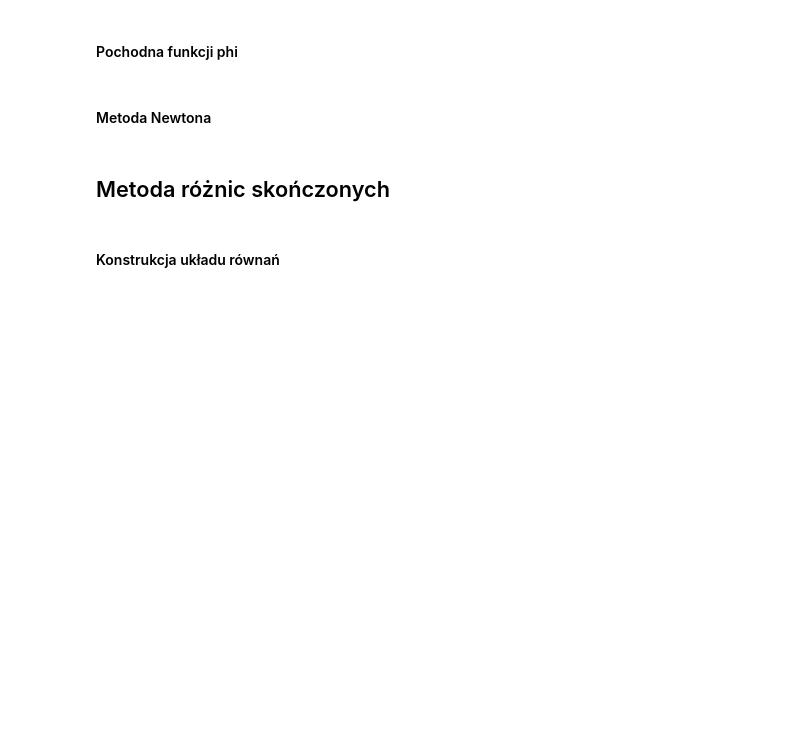
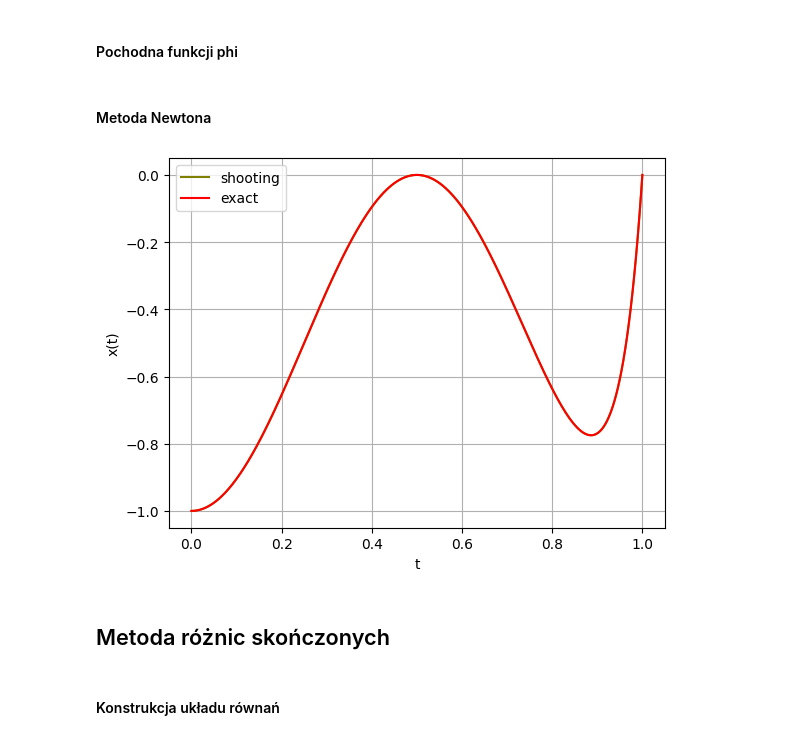
Before and after one commit to lindenalex/Qiskit_advanced_tutorials, a Jupyter notebook: boundary.ipynb, the cells around one changed output. Cells and saved outputs as stored; diff of their text form; code cells hidden in the pictures; blank space fills up the shorter version.

```diff
--- a/boundary.ipynb
+++ b/boundary.ipynb
@@ -71,8 +60,2 @@ plt.plot(ts, z)
-# %%
-x0 = -1
-x1 = 0
-
-def y(t):
-  400 * x(t) + 400 * (math.cos(math.pi * t) ** 2) + 2 * (math.pi ** 2) * math.cos(2 * t * math.pi ** 2)
 # %% [markdown]
 ## Metoda strzałów
@@ -108,7 +100,40 @@ x_shooting = newton(phi, z)
+# %%
+# 4) Newton iteration to find z* such that φ(z*) = 0, then re‐integrate to get x(t)
+def newton(phi_func, z0, tol=1e-10, maxit=20):
+    z = z0
+    for i in range(maxit):
+        fz = phi_func(z)
+        dfz = d_phi(z)
+        dz = -fz/dfz
+        z += dz
+        if abs(dz) < tol:
+            break
+    # now integrate once more with the “corrected” slope
+    sol = solve_ivp(
+        fun=lambda tt,y: [y[1], 400*y[0] + rhs(tt)],
+        t_span=(0,1),
+        y0=[-1, z],
+        t_eval=t
+    )
+    return sol.y[0]
+# %%
+# 5) exact solution for comparison
+def exact(t):
+    A = np.exp(-20)/(1+np.exp(-20))
+    return A*np.exp(20*t) + A*np.exp(-20*t) - np.cos(np.pi*t)**2
+# %%
+z0 = 0.0
+x_shooting = newton(phi, z0)
 # %%
-plt.plot(t, x_shooting, color="olive")
-plt.plot(t, exact(t), color="red")
+plt.plot(t, x_shooting, color="olive", label="shooting")
+plt.plot(t, exact(t),    color="red",   label="exact")
+plt.legend()
 plt.grid()
+plt.xlabel("t")
+plt.ylabel("x(t)")
+plt.show()
+# %% [output]
+[figure, added]
 # %% [markdown]
 ## Metoda różnic skończonych
 # %% [markdown]
```
Also changed, not shown: parts of 21 cells of this notebook.
